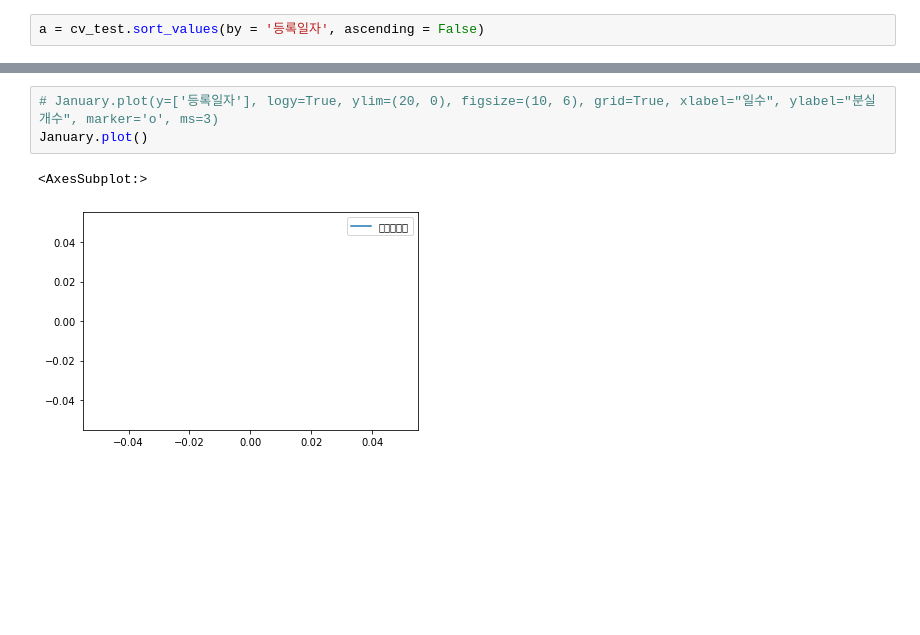
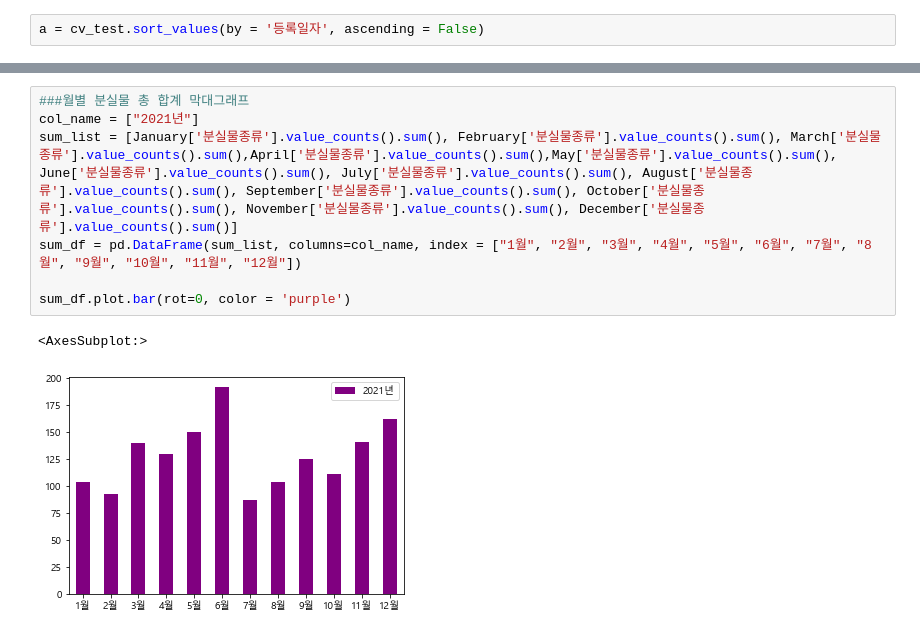
Before and after one commit to haminnn/jupyter, a Jupyter notebook: python/project/taxi_hamin.ipynb, the cells around one changed output, grey strips where cells are left out. Cells and saved outputs as stored; diff of their text form; blank space fills up the shorter version.

```diff
--- a/python/project/taxi_hamin.ipynb
+++ b/python/project/taxi_hamin.ipynb
@@ -101,6 +79,10 @@ Name: 분실물종류, dtype: int64
-# %%
-# January.plot(y=['등록일자'], logy=True, ylim=(20, 0), figsize=(10, 6), grid=True, xlabel="일수", ylabel="분실개수", marker='o', ms=3)
-January.plot()
-# %% [output]
-<AxesSubplot:>
-[figure, removed]
+# %%
+###월별 분실물 총 합계 막대그래프
+col_name = ["2021년"]
+sum_list = [January['분실물종류'].value_counts().sum(), February['분실물종류'].value_counts().sum(), March['분실물종류'].value_counts().sum(),April['분실물종류'].value_counts().sum(),May['분실물종류'].value_counts().sum(), June['분실물종류'].value_counts().sum(), July['분실물종류'].value_counts().sum(), August['분실물종류'].value_counts().sum(), September['분실물종류'].value_counts().sum(), October['분실물종류'].value_counts().sum(), November['분실물종류'].value_counts().sum(), December['분실물종류'].value_counts().sum()]
+sum_df = pd.DataFrame(sum_list, columns=col_name, index = ["1월", "2월", "3월", "4월", "5월", "6월", "7월", "8월", "9월", "10월", "11월", "12월"])
+
+sum_df.plot.bar(rot=0, color = 'purple')
+# %% [output]
+<AxesSubplot:>
+[figure, added]
```
Also changed, not shown: parts of 7 cells of this notebook, 2 other files.
